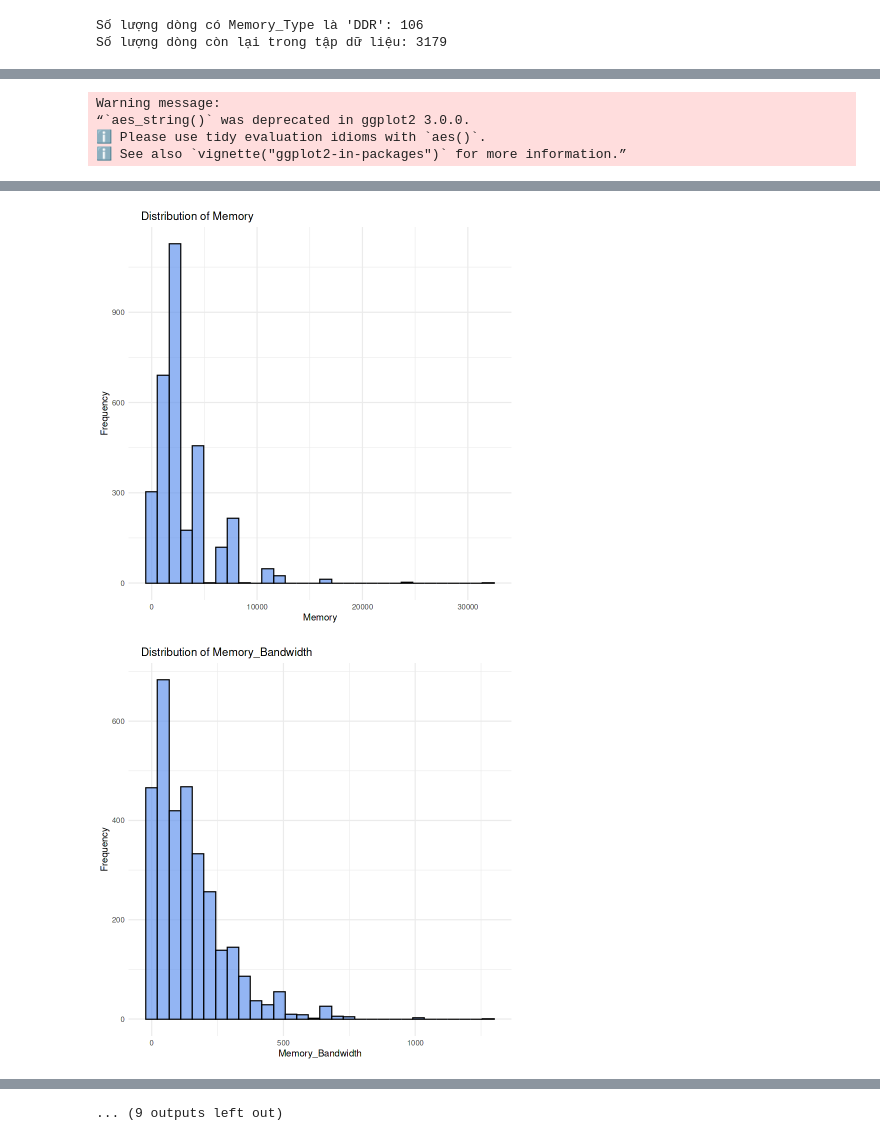
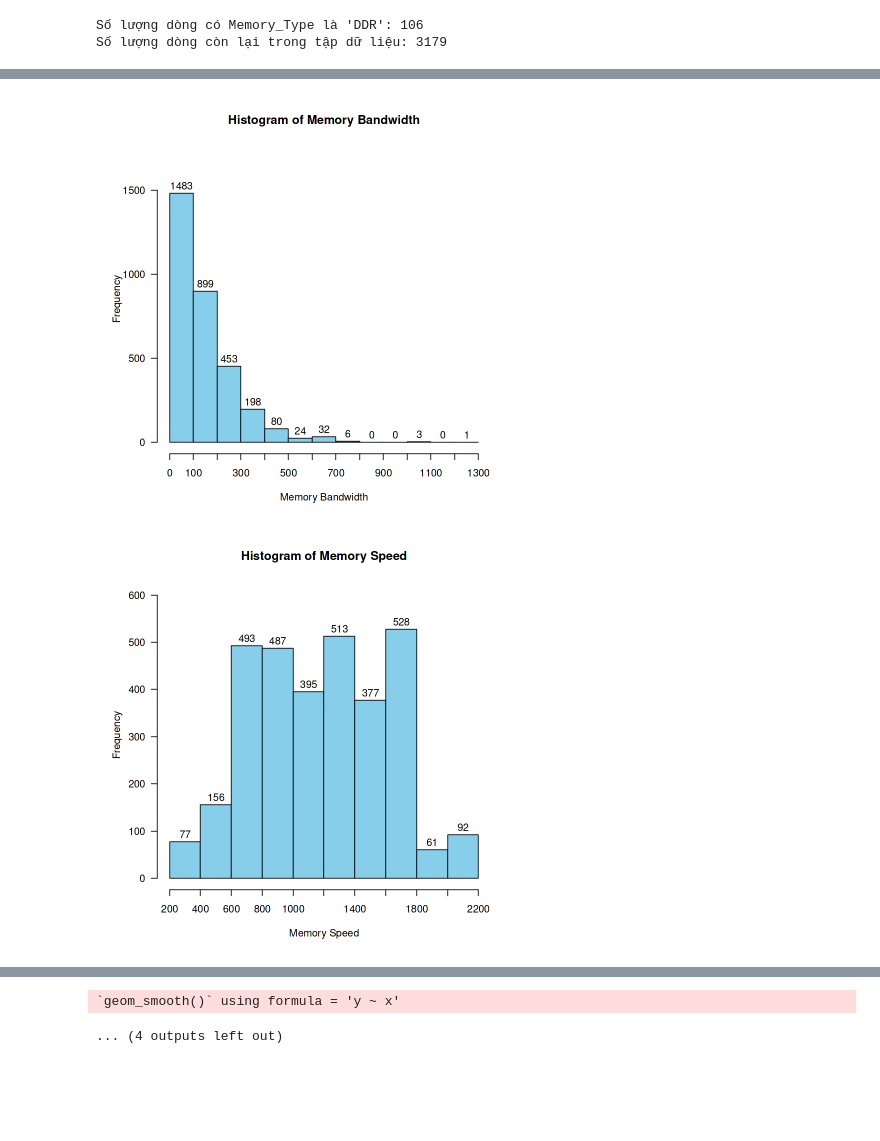
Before and after one commit to mhaih/btl_xstk, a Jupyter notebook: preprocess/notebook8400b45561.ipynb, the cells around one changed output, grey strips where cells are left out. Drawn from its saved outputs; the diff is of its cells as text; code cells hidden in the pictures; blank space fills up the shorter version.

```diff
--- a/preprocess/notebook8400b45561.ipynb
+++ b/preprocess/notebook8400b45561.ipynb
@@ -251,19 +234,32 @@ bar_memtype <- ggplot(gpu_clean, aes(x = reorder(Memory_Type, Memory_Type, funct
 print(bar_memtype)
 
 #4. Histogram
-numeric_vars <- c("Core_Speed", "Max_Power", "Memory", "Memory_Bandwidth",
-                  "Memory_Speed", "Memory_Bus", "Process", "ROPs", "TMUs")
+numeric_vars <- c("Core_Speed", "Max_Power", "Memory_Bandwidth",
+                  "Memory_Speed", "Process")
 
-# Loop through each variable and print a histogram
+par(mar = c(5, 5, 4, 2) + 0.1)
+
 for (var in numeric_vars) {
-  p_hist <- ggplot(gpu_clean, aes_string(x = var)) +
-    geom_histogram(fill = "cornflowerblue", color = "black", bins = 30, alpha = 0.7) +
-    theme_minimal() +
-    labs(title = paste("    Distribution of", var), x = var, y = "Frequency")
+  data_vec <- gpu_clean[[var]]
 
-  print(p_hist)
+  breaks_vec <- pretty(data_vec, n = 10)
+
+  h <- hist(data_vec, breaks = breaks_vec, plot = FALSE)
+
+  hist(data_vec,
+       breaks = breaks_vec,
+       col = "skyblue",
+       border = "black",
+       main = paste("Histogram of", gsub("_", " ", var)),
+       xlab = gsub("_", " ", var),
+       ylab = "Frequency",
+       labels = TRUE,
+       ylim = c(0, max(h$counts) * 1.15),
+       las = 1,
+       xaxt = "n")
+
+  axis(1, at = breaks_vec)
 }
-
 #5.Pair plot
 vars_for_pairs <- gpu_clean %>%
   select(Max_Power, Core_Speed, Memory_Bandwidth, Memory_Speed, ROPs, TMUs)
@@ -345,8 +341,4 @@ print(p_reg2)
  Max.   :150.00   Max.   :192.00   Max.   :384.00
 [figure]
 [figure]
-Warning message:
-“`aes_string()` was deprecated in ggplot2 3.0.0.
-ℹ Please use tidy evaluation idioms with `aes()`.
-ℹ See also `vignette("ggplot2-in-packages")` for more information.”
 [figure]
@@ -355,2 +347,2 @@ Warning message:
-[figure, old version]
+[figure, new version]
-[figure, old version]
+[figure, new version]
@@ -360 +352,2 @@ Warning message:
+`geom_smooth()` using formula = 'y ~ x'
-... (9 outputs left out)
+... (4 outputs left out)
```
Also changed, not shown: parts of 2 cells of this notebook, 2 other files.
